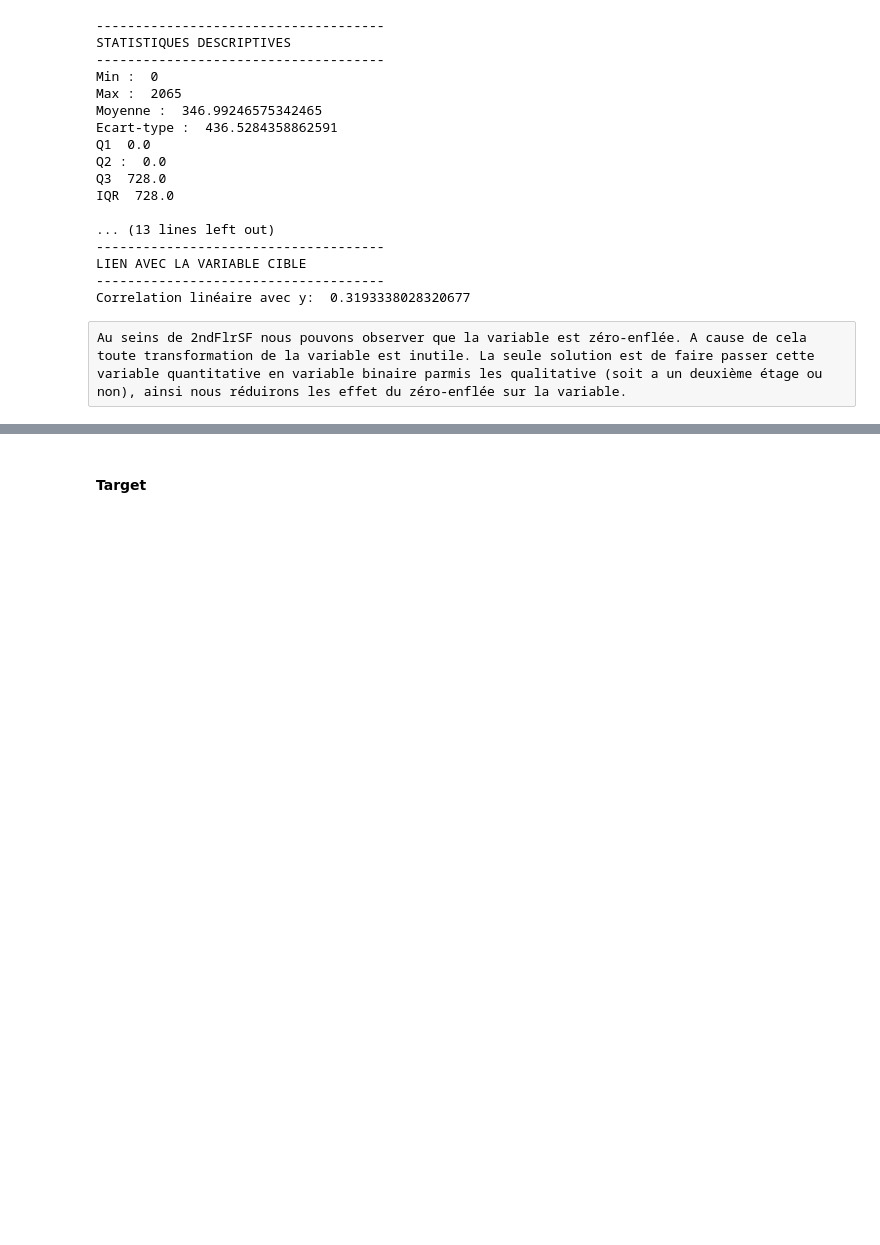
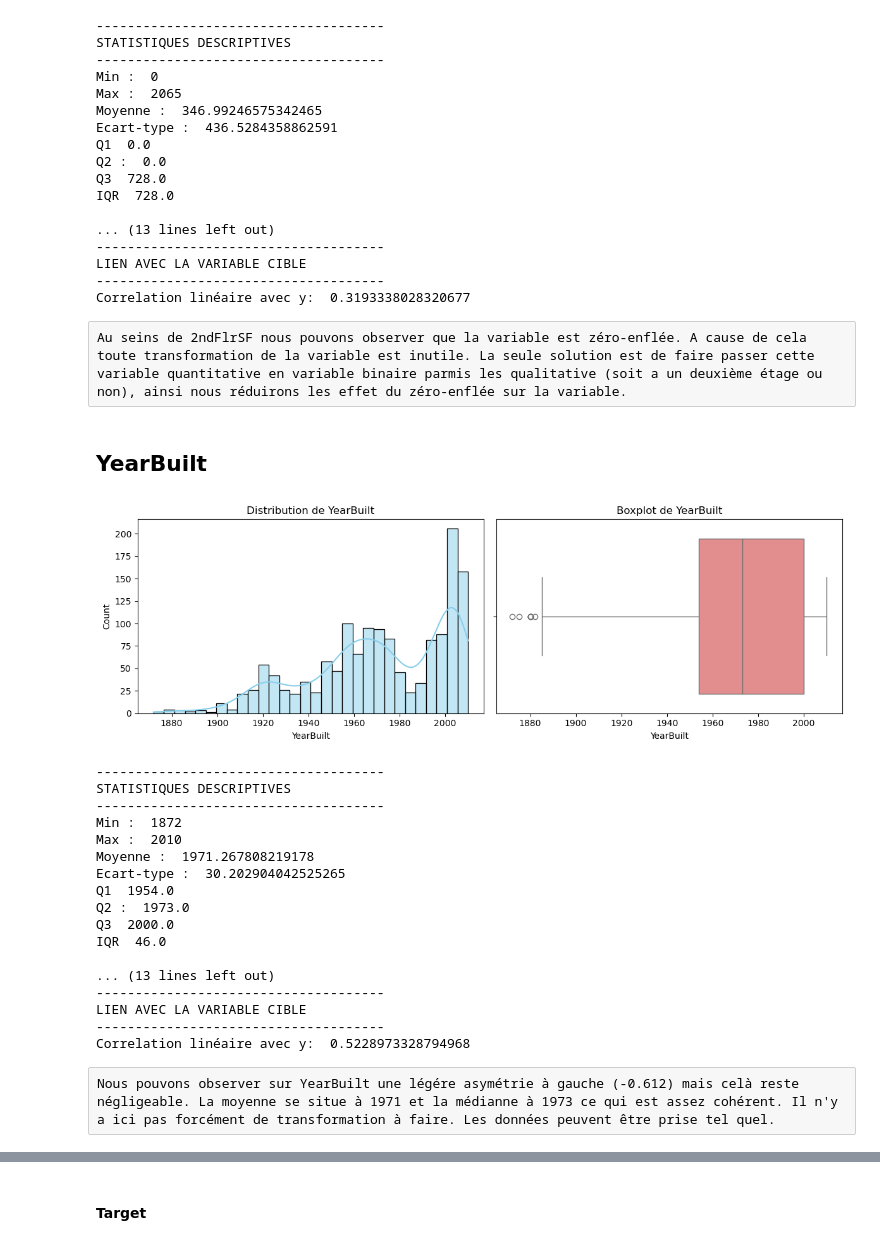
Before and after one commit to QuentinGense-hub/House-Prices---Advanced-Regression-Techniques, a Jupyter notebook: Script_immo.ipynb, the cells around one changed output, grey strips where cells are left out. Saved outputs shown, nothing was run; the diff lists cells and outputs as text; code cells hidden in the pictures; blank space fills up the shorter version.

```diff
--- a/Script_immo.ipynb
+++ b/Script_immo.ipynb
@@ -611,3 +608,28 @@ Correlation linéaire avec y:  0.3193338028320677
 Au seins de 2ndFlrSF nous pouvons observer que la variable est zéro-enflée. A cause de cela toute transformation de la variable est inutile. La seule solution est de faire passer cette variable quantitative en variable binaire parmis les qualitative (soit a un deuxième étage ou non), ainsi nous réduirons les effet du zéro-enflée sur la variable.
 # %%
 X['has_2ndFlr'] = (X['2ndFlrSF'] > 0).astype(int)
+# %% [markdown]
+## YearBuilt
+# %%
+analyse(X, 'YearBuilt', y)
+# %% [output]
+[figure, added]
+-------------------------------------
+STATISTIQUES DESCRIPTIVES
+-------------------------------------
+Min :  1872
+Max :  2010
+Moyenne :  1971.267808219178
+Ecart-type :  30.202904042525265
+Q1  1954.0
+Q2 :  1973.0
+Q3  2000.0
+IQR  46.0
+
+... (13 lines left out)
+-------------------------------------
+LIEN AVEC LA VARIABLE CIBLE
+-------------------------------------
+Correlation linéaire avec y:  0.5228973328794968
+# %% [raw]
+Nous pouvons observer sur YearBuilt une légére asymétrie à gauche (-0.612) mais celà reste négligeable. La moyenne se situe à 1971 et la médianne à 1973 ce qui est assez cohérent. Il n'y a ici pas forcément de transformation à faire. Les données peuvent être prise tel quel.
```
Also changed, not shown: parts of 35 cells of this notebook.
